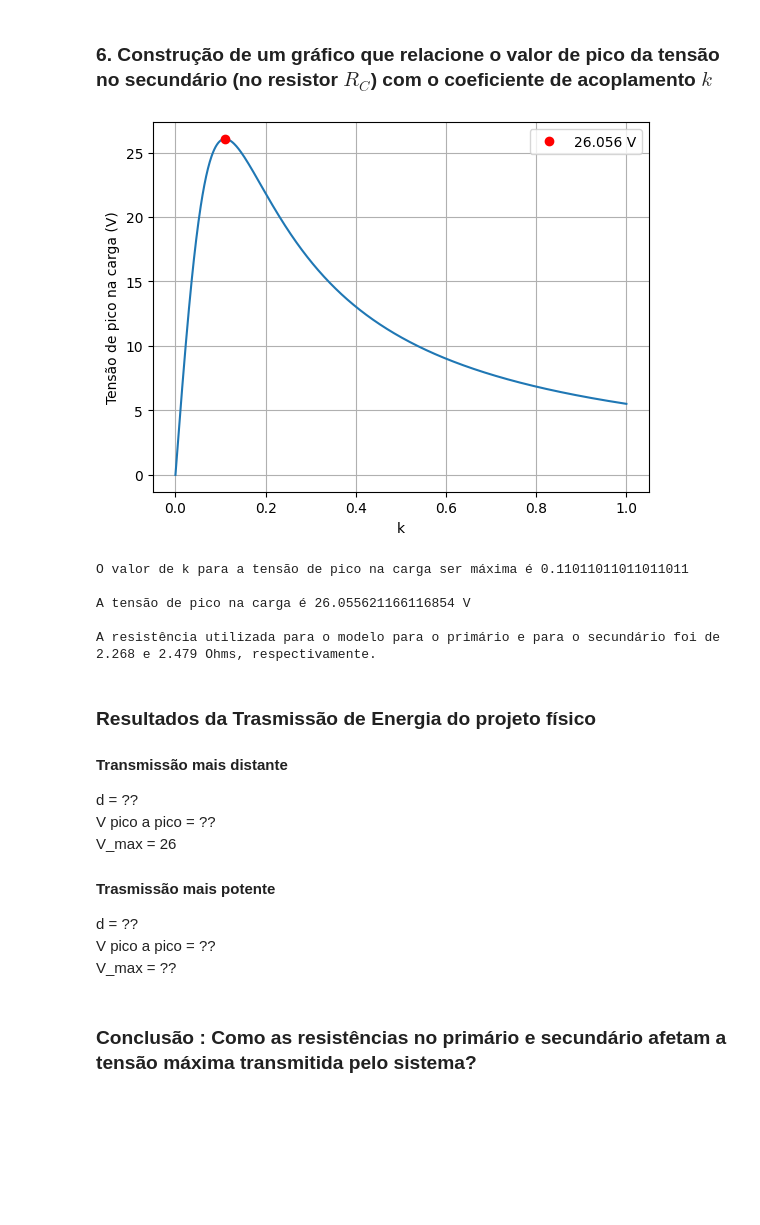
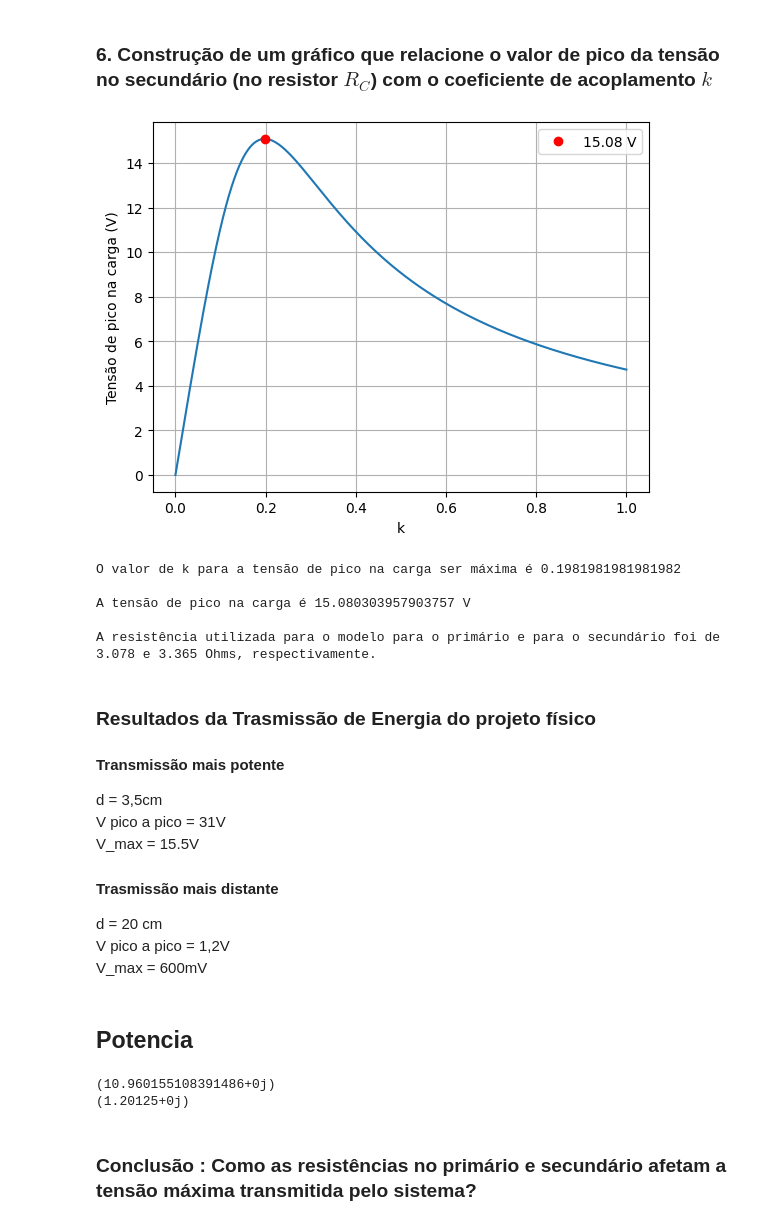
Before and after one commit to gustavoeso/Projeto_mag_2023.2, a Jupyter notebook: projeto.ipynb, the cells around one changed output. Cells and saved outputs as stored; diff of their text form; code cells hidden in the pictures; blank space fills up the shorter version.

```diff
--- a/projeto.ipynb
+++ b/projeto.ipynb
@@ -225,7 +231,7 @@ lista_eficiencia_2 = []
 
 L = 0.0004622
 C = 150e-9
-Rc = 400
+Rc = 100
 Uf = rect(9, 0)
 uf_simulado = 9*2/pi
 
@@ -302,7 +308,7 @@ A eficiência máxima para k=K_ideal: 40.0%
 # %%
 # Retomando Valores Reais
 C = 150e-9
-Rc = 400
+Rc = 100
 Uf = rect(9, 0)
 V_entrada = 9*2/pi
 
@@ -315,57 +321,71 @@ for k_novo in lista_k:
     i1, i2 = CalcularTransformador_projeto(V_entrada, 1, 1, Rc, L, C, k_novo, freq_r)
     w = 2*pi*freq_r
     Z_eq_carga = ((1/(1j*w*C))*Rc)/((1/(1j*w*C))+Rc)
     V_carga = i2*Z_eq_carga
     lista_tensao_pico.append(abs(V_carga))
 
 
     # ------------------- Valores Reais ------------------- #
 
-    f2 = 19500 #Frequência real de operação - 20kHz
-    i1_2, i2_2 = CalcularTransformador_projeto2(V_entrada, R1*2, R2*2, Rc, L1, L2, C, k_novo, f2)
+    f2 = 19620.42 #Frequência real de operação - 20kHz
+    i1_2, i2_2 = CalcularTransformador_projeto2(V_entrada, R1*1.9, R2*1.9, Rc, L1, L2, C, k_novo, f2)
     w_2 = 2*pi*f2
     Z_eq_carga_2 = ((1/(1j*w_2*C))*Rc)/((1/(1j*w_2*C))+Rc)
     V_carga_2 = i2_2*Z_eq_carga_2
     lista_tensao_pico_2.append(abs(V_carga_2))
 
 
 i = lista_tensao_pico_2.index(max(lista_tensao_pico_2))
 
 plt.plot(lista_k, lista_tensao_pico_2)
 plt.plot(lista_k[i], lista_tensao_pico_2[i], 'ro', label=f'{round(lista_tensao_pico_2[i], 3)} V')
 #plt.title("Tensão de pico na carga x k - Valores Reais")
 plt.xlabel("k")
 plt.ylabel("Tensão de pico na carga (V)")
 plt.legend()
 plt.grid(True)
 plt.show()
 
 i = lista_tensao_pico_2.index(max(lista_tensao_pico_2))
 print(f'O valor de k para a tensão de pico na carga ser máxima é {lista_k[i]}\n')
 print(f'A tensão de pico na carga é {max(lista_tensao_pico_2)} V\n')
-print(f'A resistência utilizada para o modelo para o primário e para o secundário foi de {R1*1.4 :.3f} e {R2*1.4 :.3f} Ohms, respectivamente.')
+print(f'A resistência utilizada para o modelo para o primário e para o secundário foi de {R1*1.9:.3f} e {R2*1.9:.3f} Ohms, respectivamente.')
 # %% [output]
-[figure, old version]
+[figure, new version]
-O valor de k para a tensão de pico na carga ser máxima é 0.11011011011011011
+O valor de k para a tensão de pico na carga ser máxima é 0.1981981981981982
 
-A tensão de pico na carga é 26.055621166116854 V
+A tensão de pico na carga é 15.080303957903757 V
 
-A resistência utilizada para o modelo para o primário e para o secundário foi de 2.268 e 2.479 Ohms, respectivamente.
+A resistência utilizada para o modelo para o primário e para o secundário foi de 3.078 e 3.365 Ohms, respectivamente.
 # %% [markdown]
 ### Resultados da Trasmissão de Energia do projeto físico
-#### Transmissão mais distante
-d = ??
+#### Transmissão mais potente
+d =  3,5cm
 <br/>
-V pico a pico = ??
+V pico a pico = 31V
 <br/>
-V_max = 26
+V_max = 15.5V
 
-#### Trasmissão mais potente
-d = ??
+#### Trasmissão mais distante
+d = 20 cm
 <br/>
-V pico a pico = ??
+V pico a pico = 1,2V
 <br/>
-V_max =  ??
+V_max =  600mV
+# %% [markdown]
+## Potencia
+# %%
+# Medir a potencia - v^2/R
+V_max_eficaz = 15.5/sqrt(2)
+print(V_max_eficaz)
+
+# calcular a potencia
+P = V_max_eficaz**2/Rc
+print(P)
+# Encontrar o rendimento
+# %% [output]
+(10.960155108391486+0j)
+(1.20125+0j)
 # %% [markdown]
 ### Conclusão : Como as resistências no primário e secundário afetam a tensão máxima transmitida pelo sistema?
 # %%
```
Also changed, not shown: parts of 8 cells of this notebook, 1 other file.
